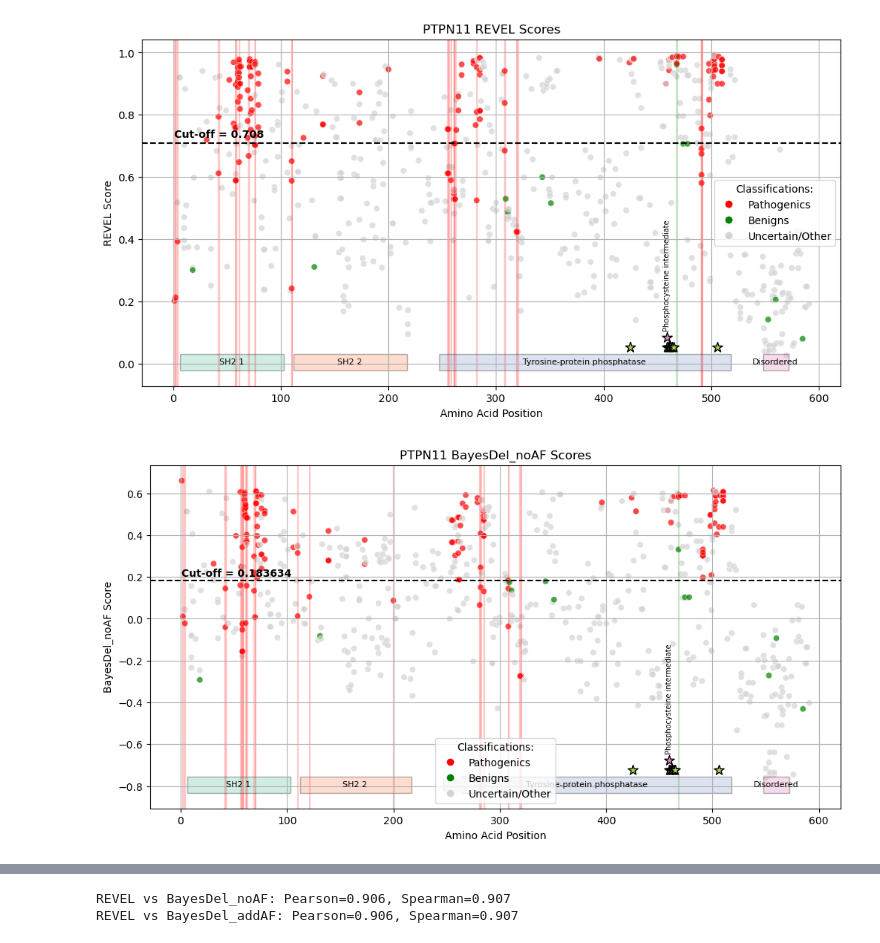
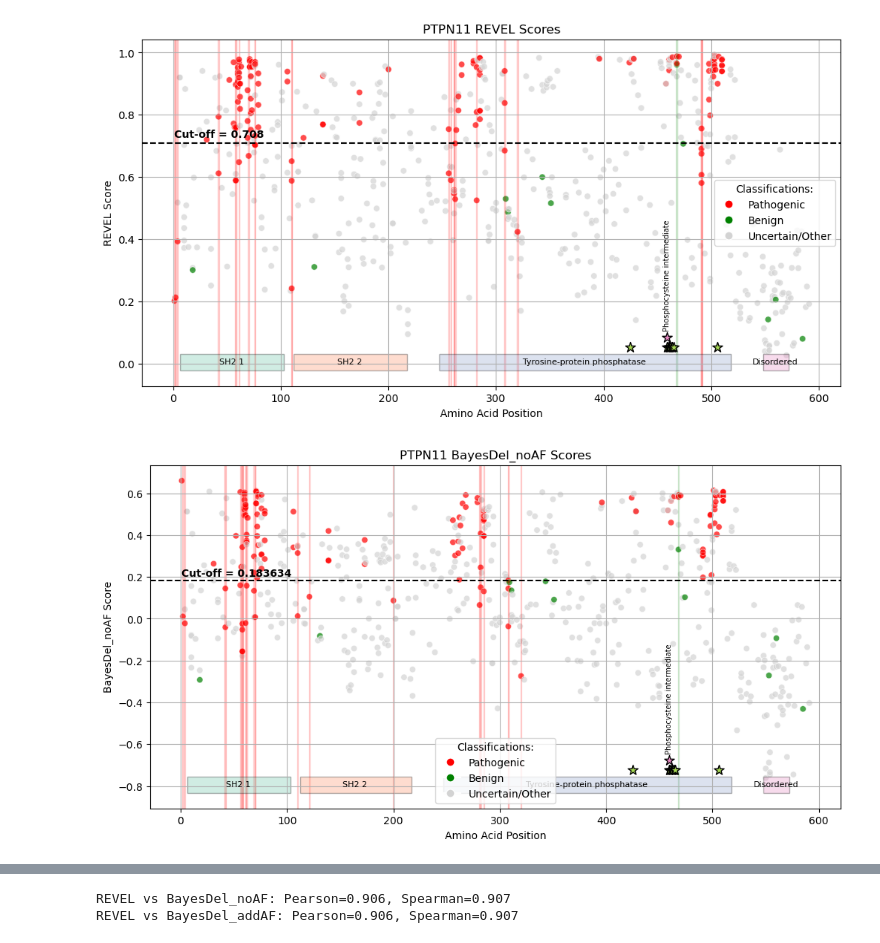
Before and after one commit to CEBElwes/ModellingRasopathies, a Jupyter notebook: PTPN11_statscores.ipynb, the cells around one changed output, grey strips where cells are left out. Drawn from its saved outputs; the diff is of its cells as text; code cells hidden in the pictures.

```diff
--- a/PTPN11_statscores.ipynb
+++ b/PTPN11_statscores.ipynb
@@ -309,0 +473,9 @@ plot_density_combined_class(PTPN11_REVEL_BayesDel_labeled_df, 'BayesDel_addAF',
+# %%
+localmins = {
+    'REVEL': revel_mins.tolist(),
+    'BayesDel_noAF': noaf_mins.tolist(),
+    'BayesDel_addAF': addaf_mins.tolist()
+}
+
+with open(f"{gene}_localmins.json", "w") as f:
+    json.dump(localmins, f, indent=4)
@@ -309,0 +488,2 @@ plot_density_combined_class(PTPN11_REVEL_BayesDel_labeled_df, 'BayesDel_addAF',
+# %%
+df_stat_labeled = add_peak_class_columns(df_stat_labeled, localmins)
@@ -361,7 +563,7 @@ def plot_score_by_position(
     df,
     score='REVEL',
     cutoff=None,
-    position_col='AApos_ClinVar',
+    position_col='AApos',
     label_col='Germline classification',
     pred_col = None,
     pathogenic_classes=None,
@@ -371,15 +573,14 @@ def plot_score_by_position(
     sites=None,
     title=None
 ):
+    # Map germline classifications to groups
+    df['Germline_group'] = df[label_col].map(class_map).fillna('Uncertain')
+
     # Build palette
-    pathogenic_classes = ['Pathogenic', 'Likely pathogenic', 'Pathogenic/Likely pathogenic']
-    benign_classes = ['Benign', 'Likely benign', 'Benign/Likely benign']
-    palette = {}
-    palette.update({cls: 'red' for cls in pathogenic_classes})
-    palette.update({cls: 'green' for cls in benign_classes})
-    for label in df[label_col].unique():
-        if label not in palette:
-            palette[label] = 'lightgrey'
+    palette = {
+        'Pathogenic': 'red',
+        'Benign': 'green',
+        'Uncertain': 'lightgrey'}
 
     # Scatter plot
     plt.figure(figsize=(12,6))
@@ -387,7 +588,7 @@ def plot_score_by_position(
         data=df,
         x=position_col,
         y=score,
-        hue=label_col,
+        hue='Germline_group',
         palette=palette,
         alpha=0.7
     )
@@ -395,8 +596,8 @@ def plot_score_by_position(
     # Highlight misclassified amino acid positions
     if pred_col:
         # Group by position and count mispredictions
-        df_mis_patho = df[df[label_col].isin(pathogenic_classes) & (df[pred_col] == 'Benign')]
-        df_mis_benign = df[df[label_col].isin(benign_classes) & (df[pred_col] == 'Pathogenic')]
+        df_mis_patho = df[(df['Germline_group'] == 'Pathogenic') & (df[pred_col] == 'Benign')]
+        df_mis_benign = df[(df['Germline_group'] == 'Benign') & (df[pred_col] == 'Pathogenic')]
 
         for pos, count in df_mis_patho[position_col].value_counts().items():
             plt.axvspan(pos-0.5, pos+0.5, color='red', alpha=min(0.1 + 0.05*count, 0.5))
@@ -451,8 +652,8 @@ def plot_score_by_position(
 
     # Custom legend
     custom_legend = [
-        Line2D([0], [0], marker='o', c='w', label='Pathogenics', markerfacecolor='red', markersize=8),
-        Line2D([0], [0], marker='o', c='w', label='Benigns', markerfacecolor='green', markersize=8),
+        Line2D([0], [0], marker='o', c='w', label='Pathogenic', markerfacecolor='red', markersize=8),
+        Line2D([0], [0], marker='o', c='w', label='Benign', markerfacecolor='green', markersize=8),
         Line2D([0], [0], marker='o', c='w', label='Uncertain/Other', markerfacecolor='lightgrey', markersize=8)
     ]
     plt.legend(handles=custom_legend, title='Classifications:')
@@ -461,36 +662,36 @@ def plot_score_by_position(
 # %%
 # REVEL
 plot_score_by_position(
-    PTPN11_REVEL_BayesDel_labeled_df,
+    df_stat_labeled,
     score='REVEL',
     cutoff=revel_cutoff,
     pred_col = 'Predicted_REVEL',
     domains=domains,
     sites=sites,
     title='PTPN11 REVEL Scores'
 )
 
 # BayesDel_noAF
 plot_score_by_position(
-    PTPN11_REVEL_BayesDel_labeled_df,
+    df_stat_labeled,
     score='BayesDel_noAF',
     cutoff=noaf_cutoff,
     pred_col = 'Predicted_BayesDel_noAF',
     domains=domains,
     sites=sites,
     title='PTPN11 BayesDel_noAF Scores'
 )
 
 # BayesDel_addAF
 plot_score_by_position(
-    PTPN11_REVEL_BayesDel_labeled_df,
+    df_stat_labeled,
     score='BayesDel_addAF',
     cutoff=addaf_cutoff,
     pred_col = 'Predicted_BayesDel_addAF',
     domains=domains,
     sites=sites,
     title='PTPN11 BayesDel_addAF Scores'
 )
 # %% [output]
 [figure]
-[figure, old version]
+[figure, new version]
```
Also changed, not shown: parts of 42 cells of this notebook, 4 other files.
